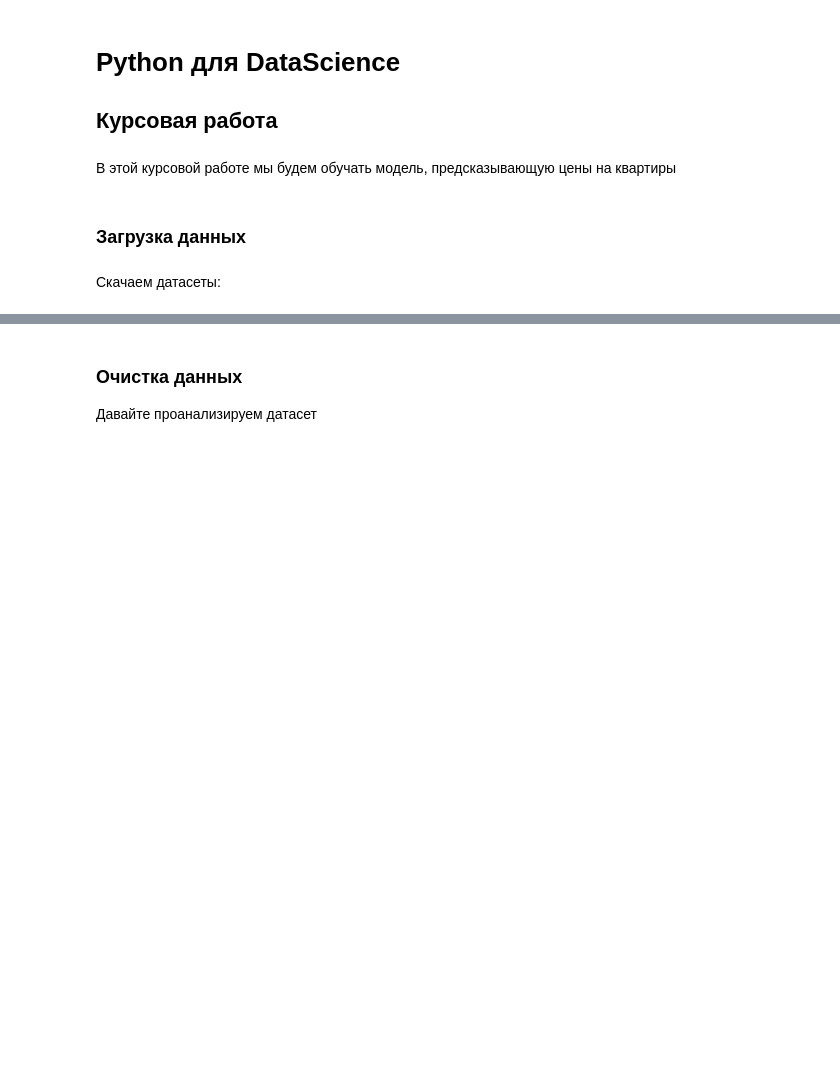
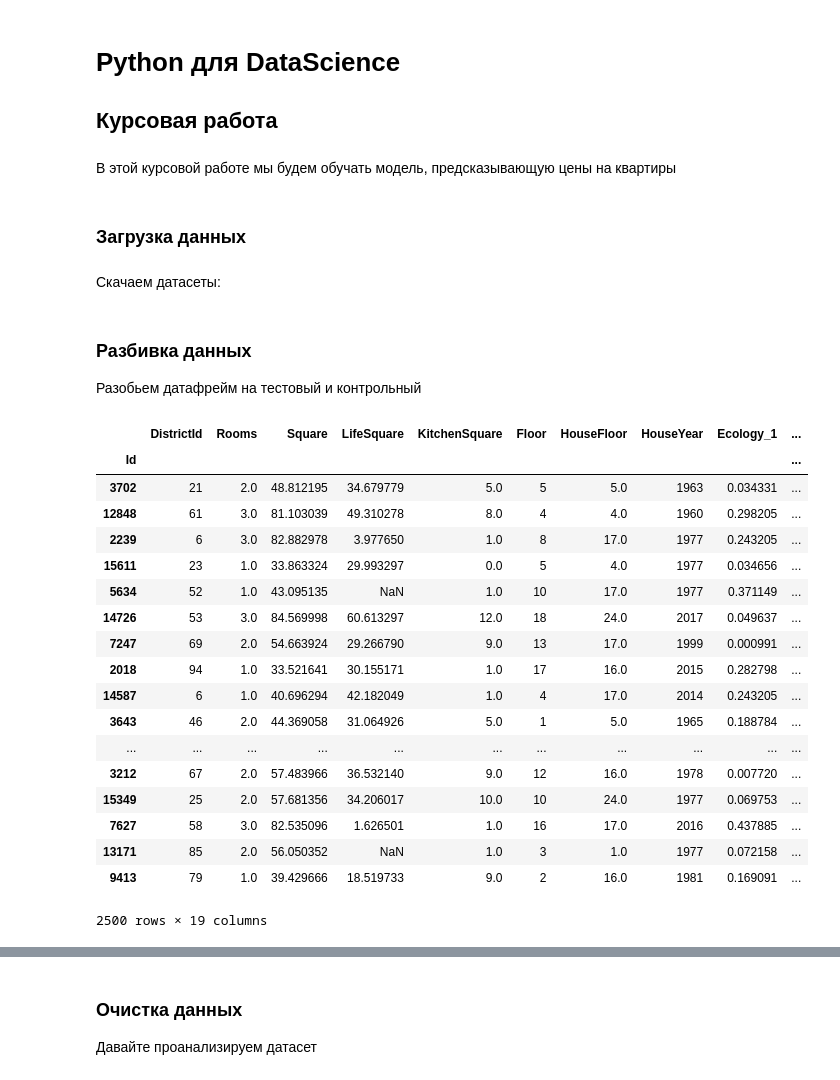
Before and after one commit to DmitryVGusev/GB-Python-in-DS, a Jupyter notebook: Python_in_DS_Coursework.ipynb, the cells around one changed output, grey strips where cells are left out. Cells and saved outputs as stored; diff of their text form; code cells hidden in the pictures; blank space fills up the shorter version.

```diff
--- a/Python_in_DS_Coursework.ipynb
+++ b/Python_in_DS_Coursework.ipynb
@@ -62,0 +65,3 @@ data = pd.read_csv(train_path)
+# %% [markdown]
+### Разбивка данных
+Разобьем датафрейм на тестовый и контрольный
@@ -62,0 +70,22 @@ data = pd.read_csv(train_path)
+# %%
+valid
+# %% [output]
+|  | DistrictId | Rooms | Square | LifeSquare | KitchenSquare | Floor | HouseFloor | HouseYear | Ecology_1 | ... |
+| Id |  |  |  |  |  |  |  |  |  | ... |
+| 3702 | 21 | 2.0 | 48.812195 | 34.679779 | 5.0 | 5 | 5.0 | 1963 | 0.034331 | ... |
+| 12848 | 61 | 3.0 | 81.103039 | 49.310278 | 8.0 | 4 | 4.0 | 1960 | 0.298205 | ... |
+| 2239 | 6 | 3.0 | 82.882978 | 3.977650 | 1.0 | 8 | 17.0 | 1977 | 0.243205 | ... |
+| 15611 | 23 | 1.0 | 33.863324 | 29.993297 | 0.0 | 5 | 4.0 | 1977 | 0.034656 | ... |
+| 5634 | 52 | 1.0 | 43.095135 | NaN | 1.0 | 10 | 17.0 | 1977 | 0.371149 | ... |
+| 14726 | 53 | 3.0 | 84.569998 | 60.613297 | 12.0 | 18 | 24.0 | 2017 | 0.049637 | ... |
+| 7247 | 69 | 2.0 | 54.663924 | 29.266790 | 9.0 | 13 | 17.0 | 1999 | 0.000991 | ... |
+| 2018 | 94 | 1.0 | 33.521641 | 30.155171 | 1.0 | 17 | 16.0 | 2015 | 0.282798 | ... |
+| 14587 | 6 | 1.0 | 40.696294 | 42.182049 | 1.0 | 4 | 17.0 | 2014 | 0.243205 | ... |
+| 3643 | 46 | 2.0 | 44.369058 | 31.064926 | 5.0 | 1 | 5.0 | 1965 | 0.188784 | ... |
+| ... | ... | ... | ... | ... | ... | ... | ... | ... | ... | ... |
+| 3212 | 67 | 2.0 | 57.483966 | 36.532140 | 9.0 | 12 | 16.0 | 1978 | 0.007720 | ... |
+| 15349 | 25 | 2.0 | 57.681356 | 34.206017 | 10.0 | 10 | 24.0 | 1977 | 0.069753 | ... |
+| 7627 | 58 | 3.0 | 82.535096 | 1.626501 | 1.0 | 16 | 17.0 | 2016 | 0.437885 | ... |
+| 13171 | 85 | 2.0 | 56.050352 | NaN | 1.0 | 3 | 1.0 | 1977 | 0.072158 | ... |
+| 9413 | 79 | 1.0 | 39.429666 | 18.519733 | 9.0 | 2 | 16.0 | 1981 | 0.169091 | ... |
+2500 rows × 19 columns
```
Also changed, not shown: parts of 67 cells of this notebook.
